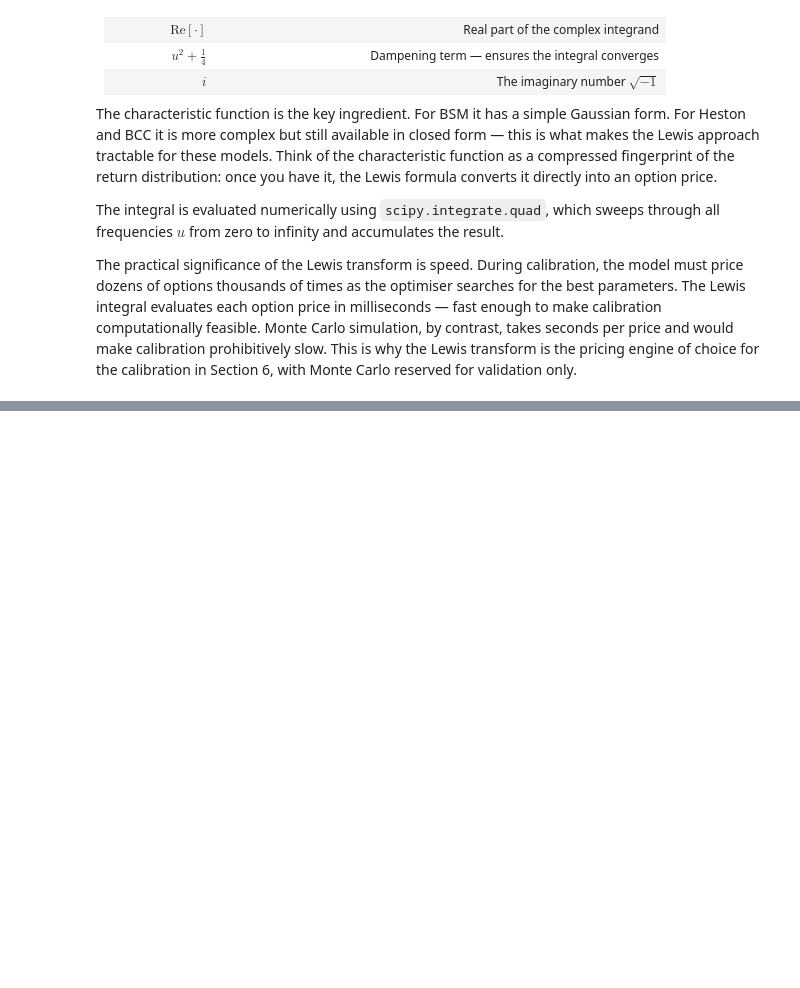
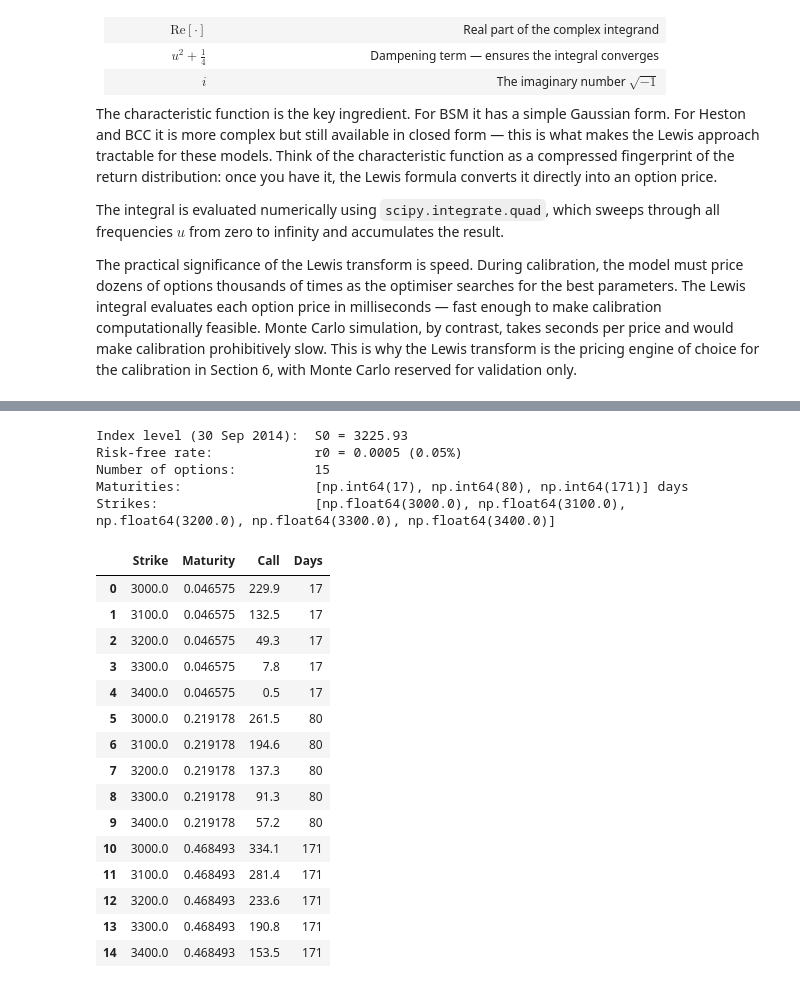
Before and after one commit to LefasoMachere11/bcc-sa-derivatives, a Jupyter notebook: final_project.ipynb, the cells around one changed output, grey strips where cells are left out. Cells and saved outputs as stored; diff of their text form; code cells hidden in the pictures; blank space fills up the shorter version.

```diff
--- a/final_project.ipynb
+++ b/final_project.ipynb
@@ -432,0 +494,43 @@ with Monte Carlo reserved for validation only.
+# %%
+# Load Euro Stoxx 50 option data
+options = pd.read_csv(OPTS)
+
+# Add days-to-maturity column for readability
+options['Days'] = (options['Maturity'] * 365).round(0).astype(int)
+
+# Display parameters
+S0_EU = 3225.93
+r0_EU = 0.0005
+
+print(f"Index level (30 Sep 2014):  S0 = {S0_EU:.2f}")
+print(f"Risk-free rate:             r0 = {r0_EU:.4f} ({r0_EU*100:.2f}%)")
+print(f"Number of options:          {len(options)}")
+print(f"Maturities:                 {sorted(options['Days'].unique())} days")
+print(f"Strikes:                    {sorted(options['Strike'].unique())}")
+print()
+
+# Display the full dataset
+options[['Strike', 'Days', 'Maturity', 'Call']].to_string(index=False)
+options
+# %% [output]
+Index level (30 Sep 2014):  S0 = 3225.93
+Risk-free rate:             r0 = 0.0005 (0.05%)
+Number of options:          15
+Maturities:                 [np.int64(17), np.int64(80), np.int64(171)] days
+Strikes:                    [np.float64(3000.0), np.float64(3100.0), np.float64(3200.0), np.float64(3300.0), np.float64(3400.0)]
+|  | Strike | Maturity | Call | Days |
+| 0 | 3000.0 | 0.046575 | 229.9 | 17 |
+| 1 | 3100.0 | 0.046575 | 132.5 | 17 |
+| 2 | 3200.0 | 0.046575 | 49.3 | 17 |
+| 3 | 3300.0 | 0.046575 | 7.8 | 17 |
+| 4 | 3400.0 | 0.046575 | 0.5 | 17 |
+| 5 | 3000.0 | 0.219178 | 261.5 | 80 |
+| 6 | 3100.0 | 0.219178 | 194.6 | 80 |
+| 7 | 3200.0 | 0.219178 | 137.3 | 80 |
+| 8 | 3300.0 | 0.219178 | 91.3 | 80 |
+| 9 | 3400.0 | 0.219178 | 57.2 | 80 |
+| 10 | 3000.0 | 0.468493 | 334.1 | 171 |
+| 11 | 3100.0 | 0.468493 | 281.4 | 171 |
+| 12 | 3200.0 | 0.468493 | 233.6 | 171 |
+| 13 | 3300.0 | 0.468493 | 190.8 | 171 |
+| 14 | 3400.0 | 0.468493 | 153.5 | 171 |
```
Also changed, not shown: parts of 5 cells of this notebook.
